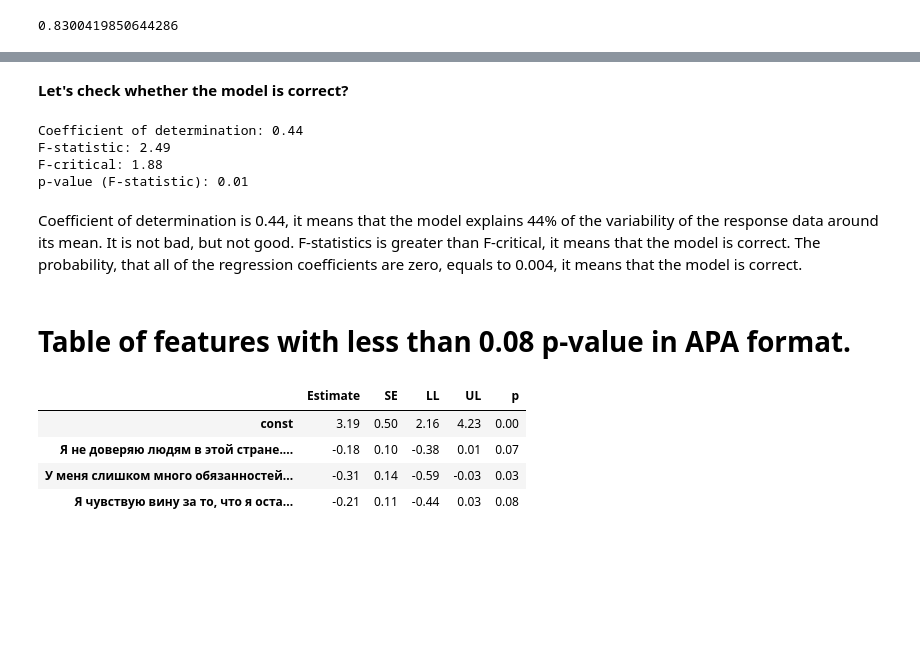
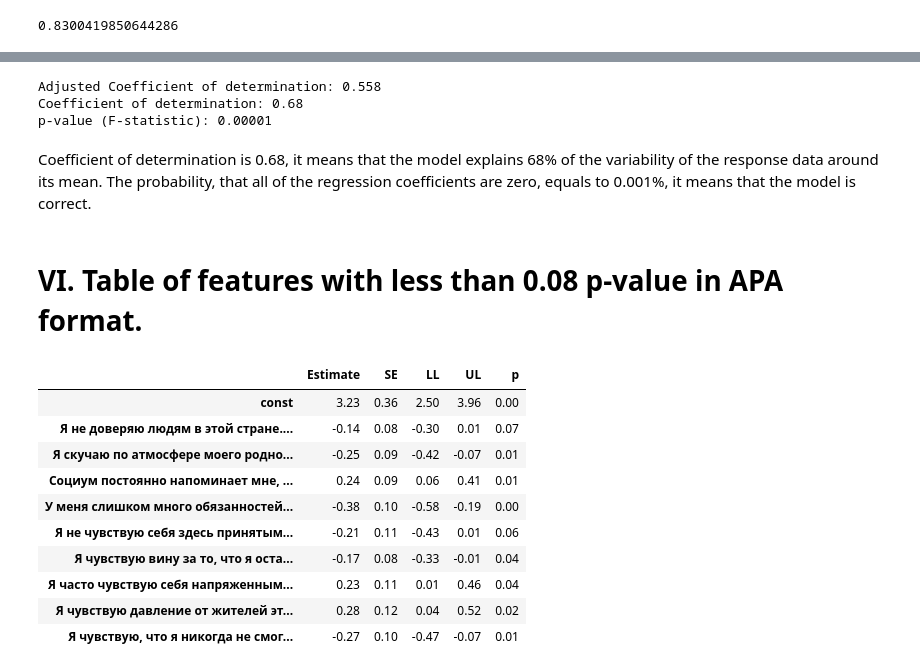
Before and after one commit to DimitriBolt/PTSD, a Jupyter notebook: Depression~DailyStressors.ipynb, the cells around one changed output, grey strips where cells are left out. Cells and saved outputs as stored; diff of their text form; code cells hidden in the pictures; blank space fills up the shorter version.

```diff
--- a/Depression~DailyStressors.ipynb
+++ b/Depression~DailyStressors.ipynb
@@ -97,43 +113,42 @@ X.drop(labels="Я чувствую как будто я бросил свою с
 # %%
-# https://habr.com/ru/articles/279117/
+# Select the top features based on the selected indices
+X_sfs = X.loc[:, feature_names]
 # let add constant to X for intercept calculation
-X_incl_const: DataFrame = add_constant(data=X)
+X_incl_const_sfs: DataFrame = add_constant(data=X_sfs)
 # let create model for  Ordinary Least Squares (OLS)
-model: statsmodels.regression.linear_model.OLS = statsmodels.regression.linear_model.OLS(endog=y, exog=X_incl_const)
+model_sfs: statsmodels.regression.linear_model.OLS = statsmodels.regression.linear_model.OLS(endog=y, exog=X_incl_const_sfs)
 # let fit model
-results: statsmodels.regression.linear_model.RegressionResultsWrapper = model.fit()
+results_sfs: statsmodels.regression.linear_model.RegressionResultsWrapper = model_sfs.fit()
+print(f"Adjusted Coefficient of determination: {round(results_sfs.rsquared_adj, 3)}")  # Adjusted R-squared
+print(f"Coefficient of determination: {round(results_sfs.rsquared, 2)}")  # R-squared
+print(f"p-value (F-statistic): {results_sfs.f_pvalue:.5f}")  # p-value (F-statistic)
+# %% [output]
+Adjusted Coefficient of determination: 0.558
+Coefficient of determination: 0.68
+p-value (F-statistic): 0.00001
-# %% [markdown]
-**Let's check whether the model is correct?**
-# %%
-# https://medium.com/analytics-vidhya/f-statistic-understanding-model-significance-using-python-c1371980b796
-print(f"Coefficient of determination: {round(results.rsquared_adj, 2)}")  # Adjusted R-squared
-print(f"F-statistic: {round(results.fvalue, 2)}")  # F-statistic
-alphaValue = 0.05
-print(f"F-critical: {round(f.ppf(q=1 - alphaValue, dfn=results.df_model, dfd=results.df_resid), 2)}")  # F-critical
-print(f"p-value (F-statistic): {round(results.f_pvalue, 3)}")  # p-value (F-statistic)
-# %% [output]
-Coefficient of determination: 0.44
-F-statistic: 2.49
-F-critical: 1.88
-p-value (F-statistic): 0.01
 # %% [markdown]
- Coefficient of determination is 0.44, it means that the model explains 44% of the variability of the response data around its mean. It is not bad, but not good.
- F-statistics is greater than F-critical, it means that the model is correct.
- The probability, that all of the regression coefficients are zero, equals to 0.004, it means that the model is correct.
+ Coefficient of determination is 0.68, it means that the model explains 68% of the variability of the response data around its mean.
+ The probability, that all of the regression coefficients are zero, equals to 0.001%, it means that the model is correct.
 # %% [markdown]
-# Table of features with less than 0.08 p-value in APA format.
+# VI. Table of features with less than 0.08 p-value in APA format.
 # %%
-estimate = results.params.rename('Estimate').to_frame()
-ci = results.conf_int(alpha=0.05, cols=None).rename(columns={0: 'LL', 1: 'UL'})
-se = results.bse.rename('SE')
-p = results.pvalues.rename('p')
+estimate = results_sfs.params.rename('Estimate').to_frame()
+ci = results_sfs.conf_int(alpha=0.05, cols=None).rename(columns={0: 'LL', 1: 'UL'})
+se = results_sfs.bse.rename('SE')
+p = results_sfs.pvalues.rename('p')
 p = p[p <= 0.08]
 options.display.float_format = '{:,.2f}'.format
 estimate.join(other=[se, ci, p], on=None, how='inner')
 # %% [output]
 |  | Estimate | SE | LL | UL | p |
-| const | 3.19 | 0.50 | 2.16 | 4.23 | 0.00 |
-| Я не доверяю людям в этой стране.... | -0.18 | 0.10 | -0.38 | 0.01 | 0.07 |
-| У меня слишком много обязанностей... | -0.31 | 0.14 | -0.59 | -0.03 | 0.03 |
-| Я чувствую вину за то, что я оста... | -0.21 | 0.11 | -0.44 | 0.03 | 0.08 |
+| const | 3.23 | 0.36 | 2.50 | 3.96 | 0.00 |
+| Я не доверяю людям в этой стране.... | -0.14 | 0.08 | -0.30 | 0.01 | 0.07 |
+| Я скучаю по атмосфере моего родно... | -0.25 | 0.09 | -0.42 | -0.07 | 0.01 |
+| Социум постоянно напоминает мне, ... | 0.24 | 0.09 | 0.06 | 0.41 | 0.01 |
+| У меня слишком много обязанностей... | -0.38 | 0.10 | -0.58 | -0.19 | 0.00 |
+| Я не чувствую себя здесь принятым... | -0.21 | 0.11 | -0.43 | 0.01 | 0.06 |
+| Я чувствую вину за то, что я оста... | -0.17 | 0.08 | -0.33 | -0.01 | 0.04 |
+| Я часто чувствую себя напряженным... | 0.23 | 0.11 | 0.01 | 0.46 | 0.04 |
+| Я чувствую давление от жителей эт... | 0.28 | 0.12 | 0.04 | 0.52 | 0.02 |
+| Я чувствую, что я никогда не смог... | -0.27 | 0.10 | -0.47 | -0.07 | 0.01 |
 # %% [markdown]
```
Also changed, not shown: parts of 21 cells of this notebook, 2 other files.
